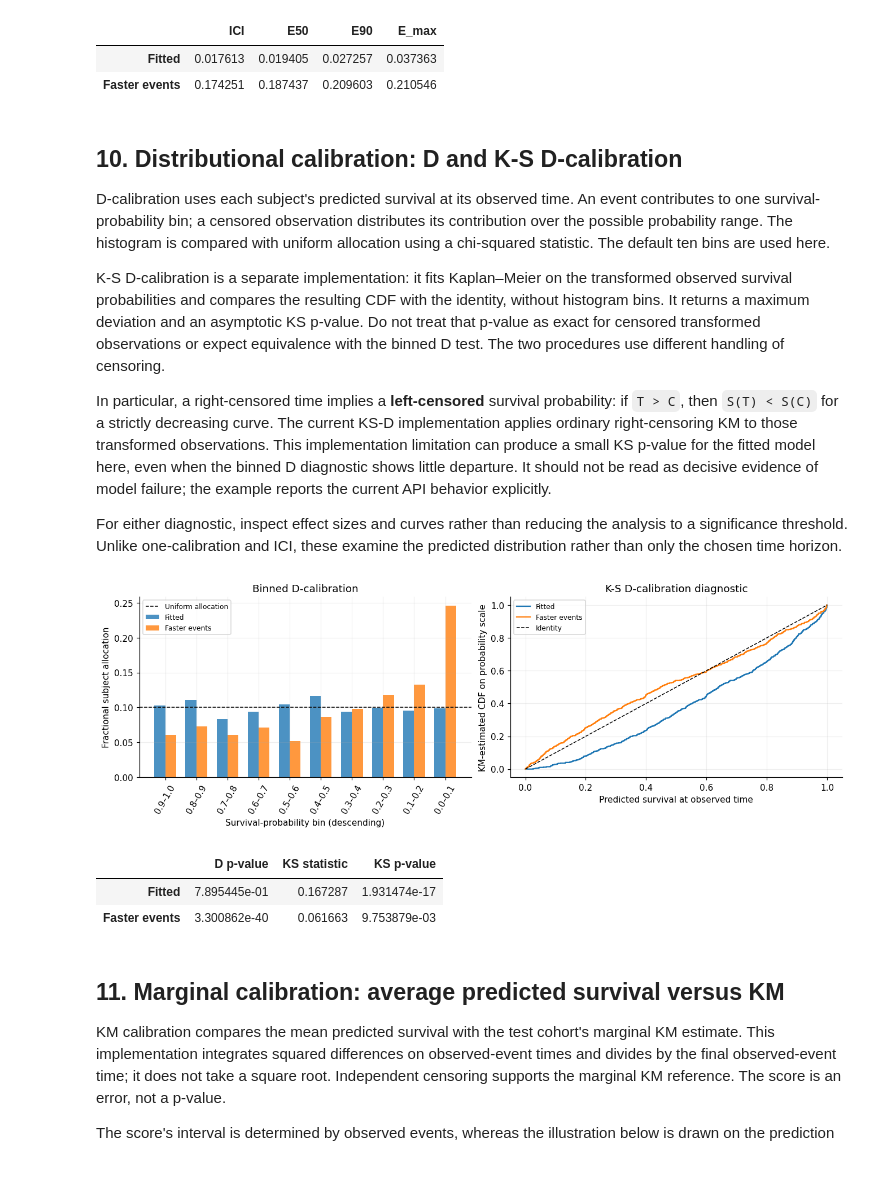
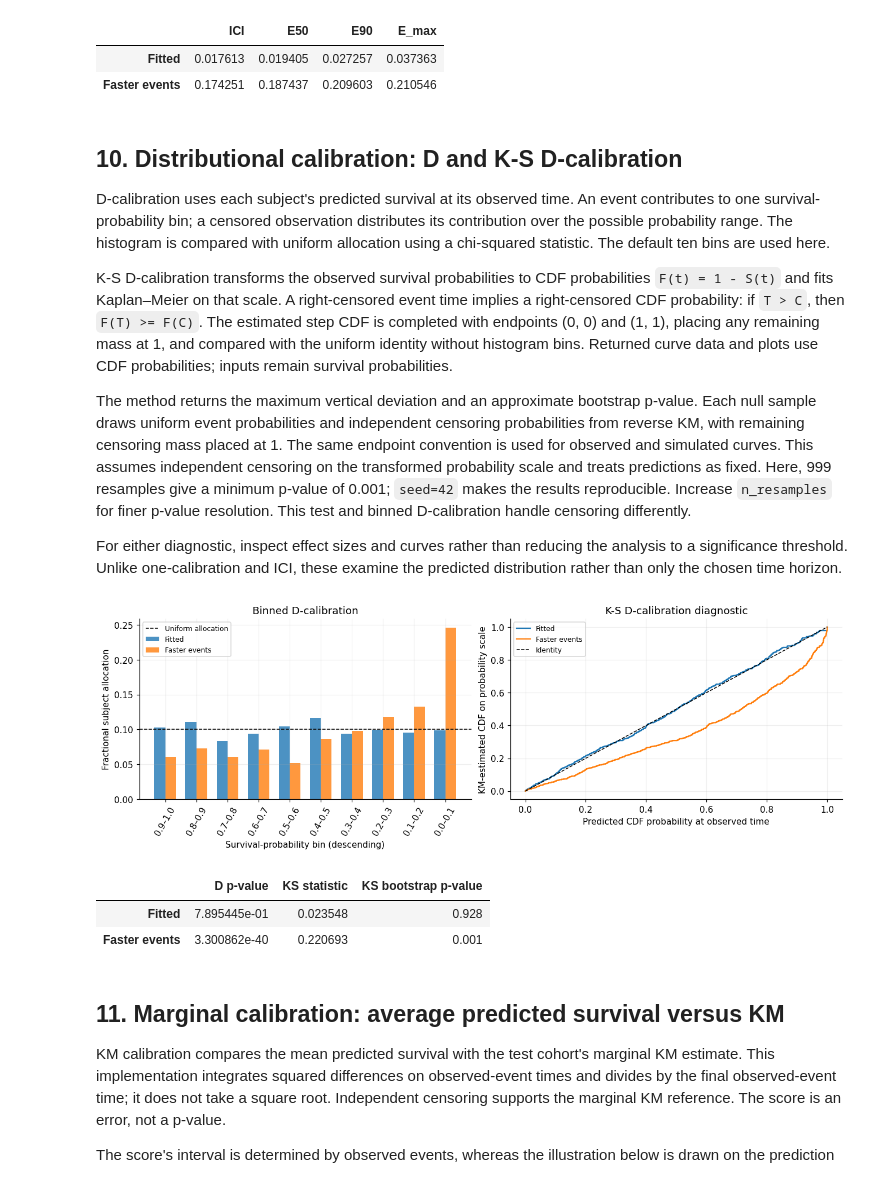
Before and after one commit to shi-ang/SurvivalEVAL, a Jupyter notebook: examples/SingleEvent_Example.ipynb, the cells around one changed output. Cells and saved outputs as stored; diff of their text form; code cells hidden in the pictures.

Commit message:
Fix the problem of KSD-calibration.

```diff
--- a/examples/SingleEvent_Example.ipynb
+++ b/examples/SingleEvent_Example.ipynb
@@ -588,18 +588,20 @@ contributes to one survival-probability bin; a censored observation distributes
 contribution over the possible probability range. The histogram is compared with uniform
 allocation using a chi-squared statistic. The default ten bins are used here.
 
-K-S D-calibration is a separate implementation: it fits Kaplan–Meier on the transformed
-observed survival probabilities and compares the resulting CDF with the identity, without
-histogram bins. It returns a maximum deviation and an asymptotic KS p-value. Do not treat
-that p-value as exact for censored transformed observations or expect equivalence with the
-binned D test. The two procedures use different handling of censoring.
+K-S D-calibration transforms the observed survival probabilities to CDF probabilities
+`F(t) = 1 - S(t)` and fits Kaplan–Meier on that scale. A right-censored event time
+implies a right-censored CDF probability: if `T > C`, then `F(T) >= F(C)`.
+The estimated step CDF is completed with endpoints (0, 0) and (1, 1), placing any
+remaining mass at 1, and compared with the uniform identity without histogram bins.
+Returned curve data and plots use CDF probabilities; inputs remain survival probabilities.
 
-In particular, a right-censored time implies a **left-censored** survival probability:
-if `T > C`, then `S(T) < S(C)` for a strictly decreasing curve. The current KS-D
-implementation applies ordinary right-censoring KM to those transformed observations.
-This implementation limitation can produce a small KS p-value for the fitted model here,
-even when the binned D diagnostic shows little departure. It should not be read as decisive
-evidence of model failure; the example reports the current API behavior explicitly.
+The method returns the maximum vertical deviation and an approximate bootstrap p-value.
+Each null sample draws uniform event probabilities and independent censoring probabilities
+from reverse KM, with remaining censoring mass placed at 1. The same endpoint convention
+is used for observed and simulated curves. This assumes independent censoring on the
+transformed probability scale and treats predictions as fixed. Here, 999 resamples give
+a minimum p-value of 0.001; `seed=42` makes the results reproducible. Increase `n_resamples`
+for finer p-value resolution. This test and binned D-calibration handle censoring differently.
 
 For either diagnostic, inspect effect sizes and curves rather than reducing the analysis
 to a significance threshold. Unlike one-calibration and ICI, these examine the predicted
@@ -610,50 +612,50 @@ fig, axes = plt.subplots(1, 2, figsize=(12, 4), constrained_layout=True)
 bin_positions = np.arange(10)
 for offset, (name, current) in enumerate(evaluators.items()):
     d_p, histogram = current.d_calibration(num_bins=10)
-    ks_p, ks_details = current.ksd_calibration(return_details=True)
+    ks_p, ks_details = current.ksd_calibration(return_details=True, n_resamples=999, seed=42)
     plt.close(
         ks_details["figure"][0]
     )  # Reuse returned curve data in this comparison layout.
     distribution_results[name] = {
         "D p-value": d_p,
         "KS statistic": ks_details["statistics"],
-        "KS p-value": ks_p,
+        "KS bootstrap p-value": ks_p,
     }
     axes[0].bar(
         bin_positions + (offset - 0.5) * 0.35,
         histogram / n_test,
         width=0.35,
         label=name,
         alpha=0.8,
     )
     support, cdf = ks_details["empirical_distribution"]
     axes[1].step(support, cdf, where="post", label=name)
 axes[0].axhline(
     0.1, color="black", linestyle="--", linewidth=1, label="Uniform allocation"
 )
 axes[0].set(
     xticks=bin_positions,
     xticklabels=[f"{(9 - i) / 10:.1f}–{(10 - i) / 10:.1f}" for i in bin_positions],
     xlabel="Survival-probability bin (descending)",
     ylabel="Fractional subject allocation",
     title="Binned D-calibration",
 )
 axes[0].tick_params(axis="x", labelrotation=60)
 axes[1].plot([0, 1], [0, 1], "k--", linewidth=1, label="Identity")
 axes[1].set(
-    xlabel="Predicted survival at observed time",
+    xlabel="Predicted CDF probability at observed time",
     ylabel="KM-estimated CDF on probability scale",
     title="K-S D-calibration diagnostic",
 )
 for ax in axes:
     ax.legend(fontsize=8)
 plt.show()
 pd.DataFrame(distribution_results).T
 # %% [output]
-[figure, old version]
+[figure, new version]
-|  | D p-value | KS statistic | KS p-value |
-| Fitted | 7.895445e-01 | 0.167287 | 1.931474e-17 |
-| Faster events | 3.300862e-40 | 0.061663 | 9.753879e-03 |
+|  | D p-value | KS statistic | KS bootstrap p-value |
+| Fitted | 7.895445e-01 | 0.023548 | 0.928 |
+| Faster events | 3.300862e-40 | 0.220693 | 0.001 |
 # %% [markdown]
 ## 11. Marginal calibration: average predicted survival versus KM
 
```
Also changed, not shown: 6 other files.
